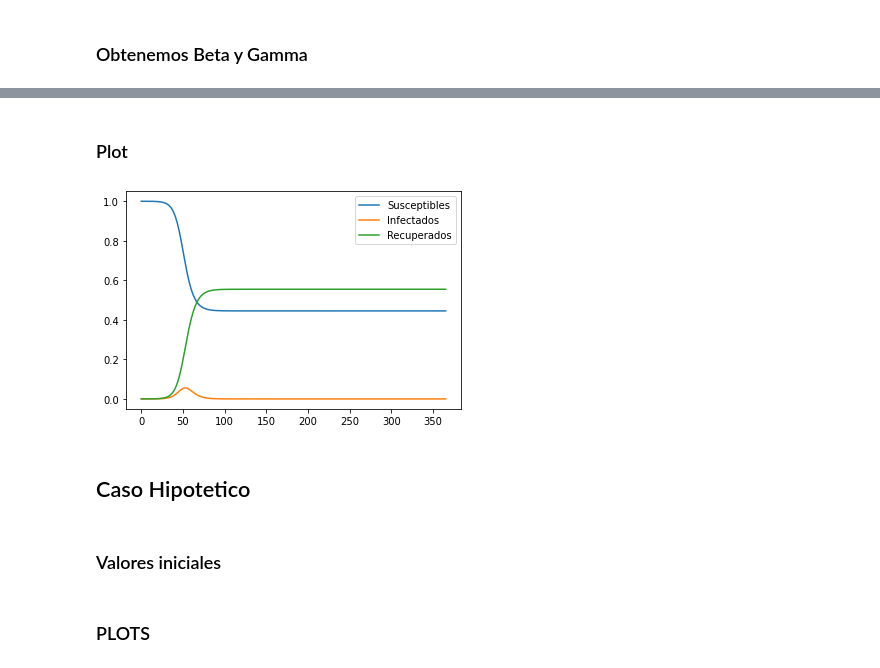
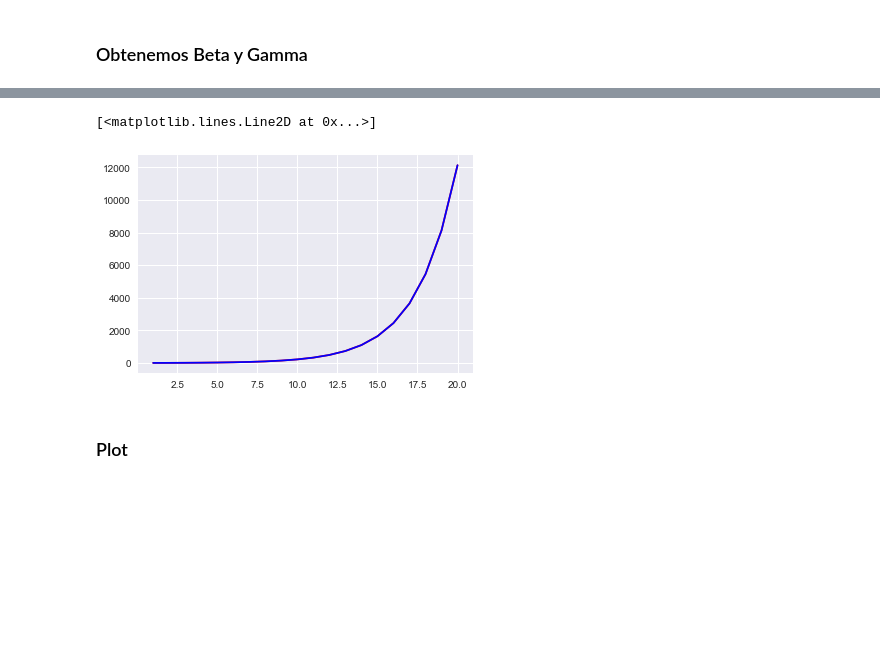
Before and after one commit to fbellidopazos/covidSIRAnalysis, a Jupyter notebook: Jupyter Notebooks/SIRNotebook.ipynb, the cells around one changed output, grey strips where cells are left out. Cells and saved outputs as stored; diff of their text form; code cells hidden in the pictures; blank space fills up the shorter version.

```diff
--- a/Jupyter Notebooks/SIRNotebook.ipynb
+++ b/Jupyter Notebooks/SIRNotebook.ipynb
@@ -118,19 +194,20 @@ plt.show()
+# %%
+'''
+Comparamos ambas graficas
+'''
+plt.plot(xDataPred,acumulativeInfectius2,"r")
+plt.plot(xDataPred,acumulativeInfectius,"b")
+# %% [output]
+[<matplotlib.lines.Line2D at 0x...>]
+[figure, added]
 # %% [markdown]
 ### Plot
 # %%
+'''
+Damos una vision global en base a los parametros obtenidos anteriormente
+'''
 yearsFuture = 1
 
 predict = np.linspace(0.0,int(365*yearsFuture),num=int(365*yearsFuture))
 resultFunctions = integrate.odeint(SIR, (S0, I0, R0), predict, args=(beta, gamma))
-
-plt.plot(predict, resultFunctions[:,0]/N)
-plt.plot(predict, resultFunctions[:,1]/N)
-plt.plot(predict, resultFunctions[:,2]/N)
-plt.legend(["Susceptibles","Infectados","Recuperados"])
-plt.show()
+resultFunctions2 = integrate.odeint(SIR2, (S0, I0, R0), predict, args=(beta2, gamma2,mu2))
-# %% [output]
-[figure, removed]
-# %% [markdown]
-## Caso Hipotetico
-# %% [markdown]
-### Valores iniciales
@@ -147,2 +213,0 @@ smallModelSIR = integrate.odeint(SIR, (S0, I0, R0), smallModelX, args=(beta, gam
-# %% [markdown]
-### PLOTS
```
Also changed, not shown: parts of 16 cells of this notebook, 5 other files.
